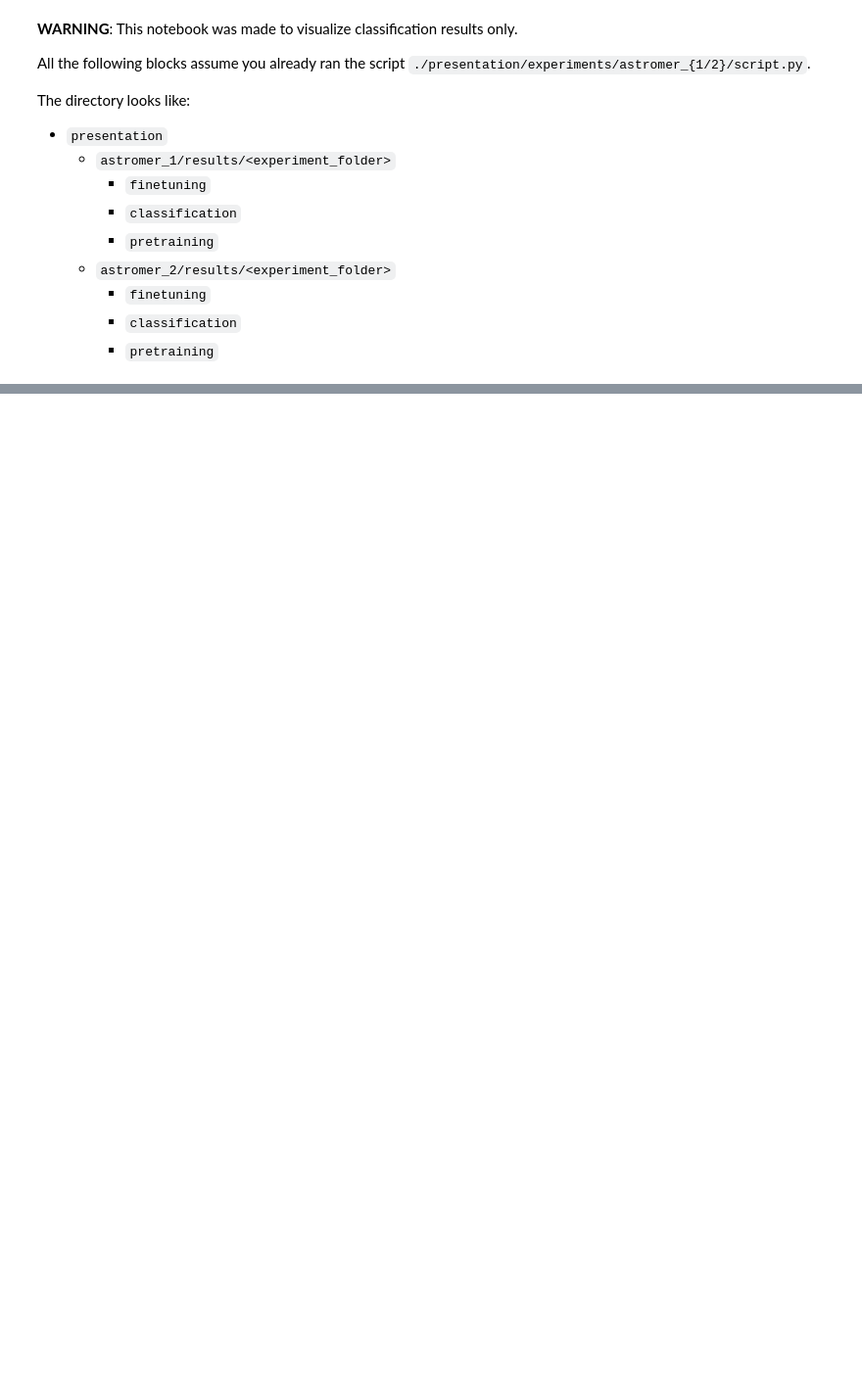
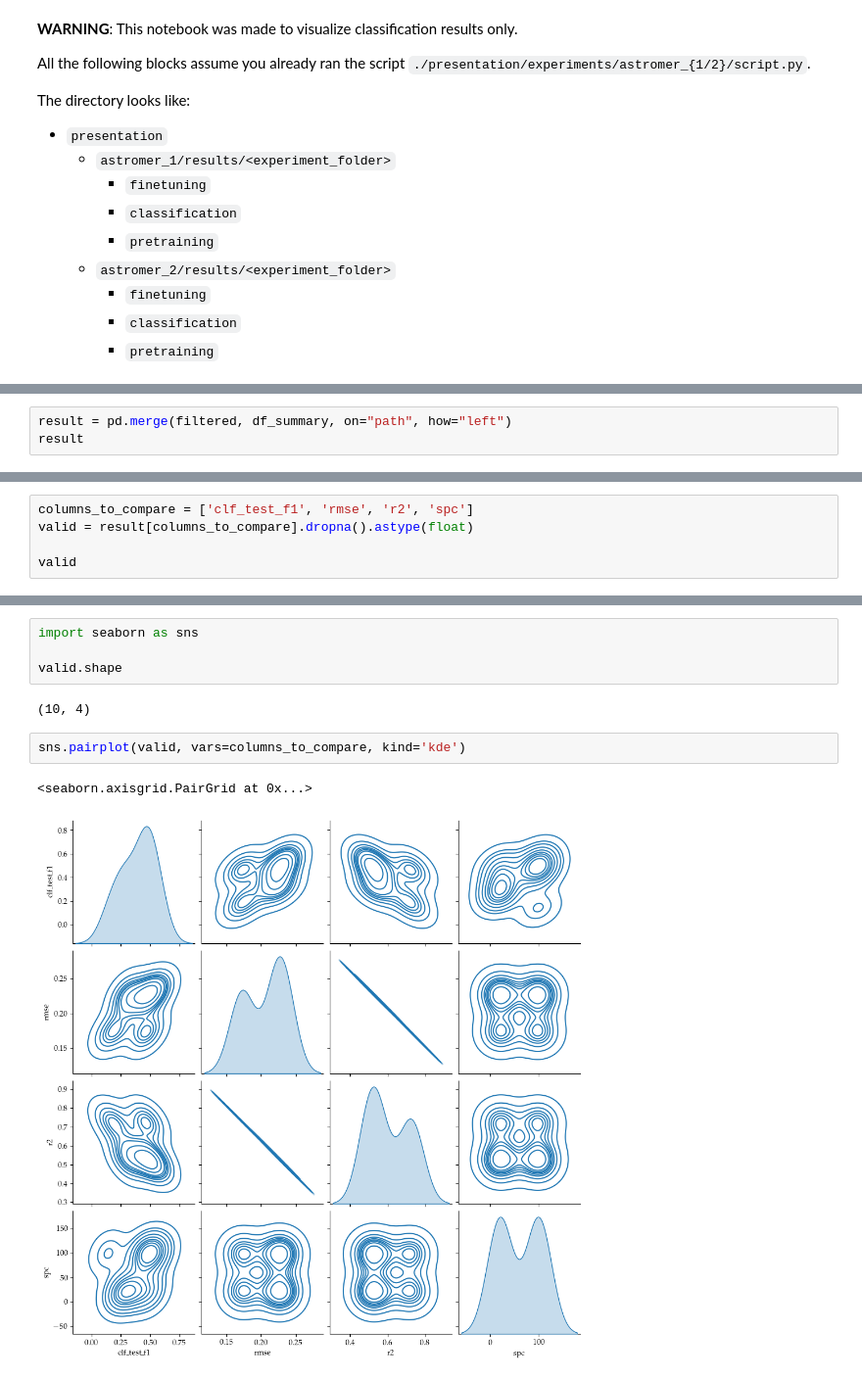
Before and after one commit to cridonoso/astromer, a Jupyter notebook: presentation/notebooks/comparing_models.ipynb, the cells around one changed output, grey strips where cells are left out. Shown at 98% size. Drawn from its saved outputs; the diff is of its cells as text; blank space fills up the shorter version.

```diff
--- a/presentation/notebooks/comparing_models.ipynb
+++ b/presentation/notebooks/comparing_models.ipynb
@@ -99,0 +214,3 @@ axes[0].legend(bbox_to_anchor=(1., 1.25), ncol=2)
+# %%
+result = pd.merge(filtered, df_summary, on="path", how="left")
+result
@@ -99,0 +233,5 @@ axes[0].legend(bbox_to_anchor=(1., 1.25), ncol=2)
+# %%
+columns_to_compare = ['clf_test_f1', 'rmse', 'r2', 'spc']
+valid = result[columns_to_compare].dropna().astype(float)
+
+valid
@@ -99,0 +250,11 @@ axes[0].legend(bbox_to_anchor=(1., 1.25), ncol=2)
+# %%
+import seaborn as sns
+
+valid.shape
+# %% [output]
+(10, 4)
+# %%
+sns.pairplot(valid, vars=columns_to_compare, kind='kde')
+# %% [output]
+<seaborn.axisgrid.PairGrid at 0x...>
+[figure, added]
```
Also changed, not shown: parts of 18 cells of this notebook, 2 other files.
